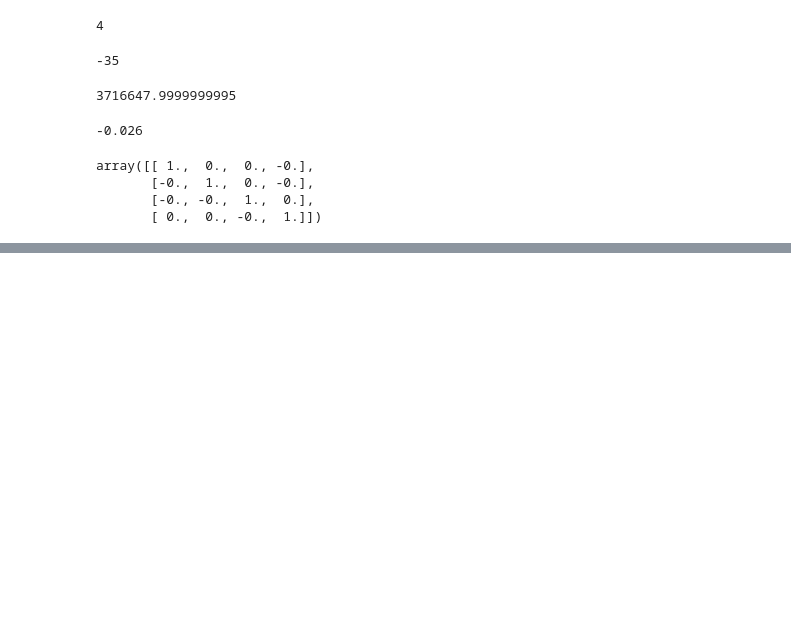
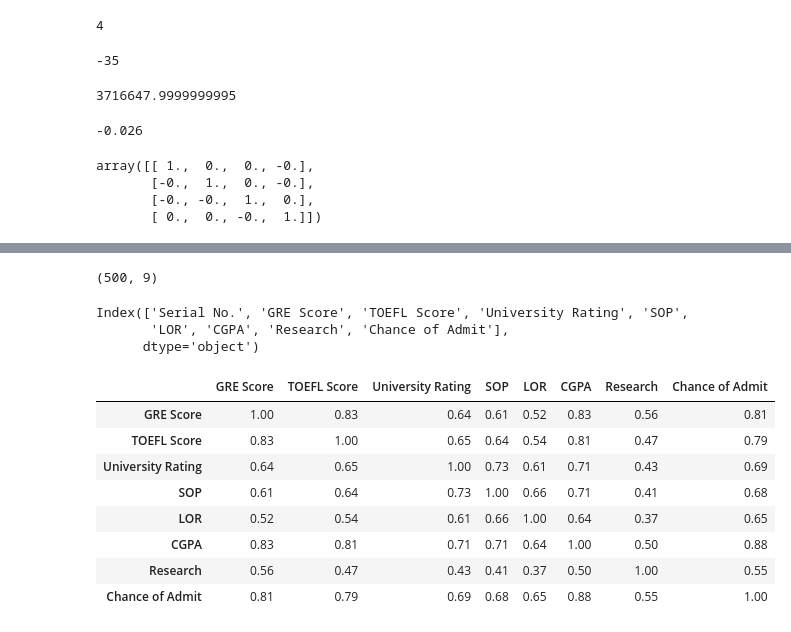
Before and after one commit to EugeniaVoytik/Skillfactory_Data_Science_Degree, a Jupyter notebook: module_3/Module_suppl_notebooks/MATH&STAT-1. Linear algebra.ipynb, the cells around one changed output, grey strips where cells are left out. Drawn from its saved outputs; the diff is of its cells as text; code cells hidden in the pictures; blank space fills up the shorter version.

```diff
--- a/module_3/Module_suppl_notebooks/MATH&STAT-1. Linear algebra.ipynb
+++ b/module_3/Module_suppl_notebooks/MATH&STAT-1. Linear algebra.ipynb
@@ -692,0 +714,2 @@ array([[ 1.,  0.,  0., -0.],
+# %%
+data = pd.read_csv('../data/Admission_Predict_Ver1.1.csv')
@@ -692,0 +725,24 @@ array([[ 1.,  0.,  0., -0.],
+# %%
+data.shape
+# %% [output]
+(500, 9)
+# %%
+data.columns = [column.strip() for column in data.columns]
+# %%
+data.columns
+# %% [output]
+Index(['Serial No.', 'GRE Score', 'TOEFL Score', 'University Rating', 'SOP',
+       'LOR', 'CGPA', 'Research', 'Chance of Admit'],
+      dtype='object')
+# %%
+data.iloc[:, 1:].corr().round(2)
+# %% [output]
+|  | GRE Score | TOEFL Score | University Rating | SOP | LOR | CGPA | Research | Chance of Admit |
+| GRE Score | 1.00 | 0.83 | 0.64 | 0.61 | 0.52 | 0.83 | 0.56 | 0.81 |
+| TOEFL Score | 0.83 | 1.00 | 0.65 | 0.64 | 0.54 | 0.81 | 0.47 | 0.79 |
+| University Rating | 0.64 | 0.65 | 1.00 | 0.73 | 0.61 | 0.71 | 0.43 | 0.69 |
+| SOP | 0.61 | 0.64 | 0.73 | 1.00 | 0.66 | 0.71 | 0.41 | 0.68 |
+| LOR | 0.52 | 0.54 | 0.61 | 0.66 | 1.00 | 0.64 | 0.37 | 0.65 |
+| CGPA | 0.83 | 0.81 | 0.71 | 0.71 | 0.64 | 1.00 | 0.50 | 0.88 |
+| Research | 0.56 | 0.47 | 0.43 | 0.41 | 0.37 | 0.50 | 1.00 | 0.55 |
+| Chance of Admit | 0.81 | 0.79 | 0.69 | 0.68 | 0.65 | 0.88 | 0.55 | 1.00 |
```
Also changed, not shown: parts of 21 cells of this notebook.
